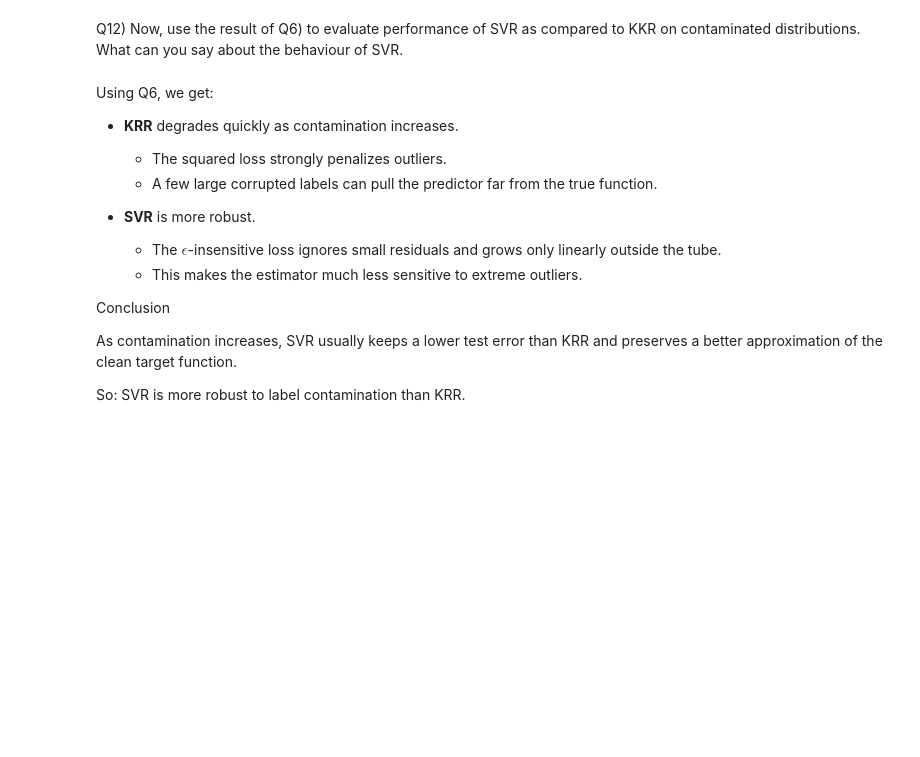
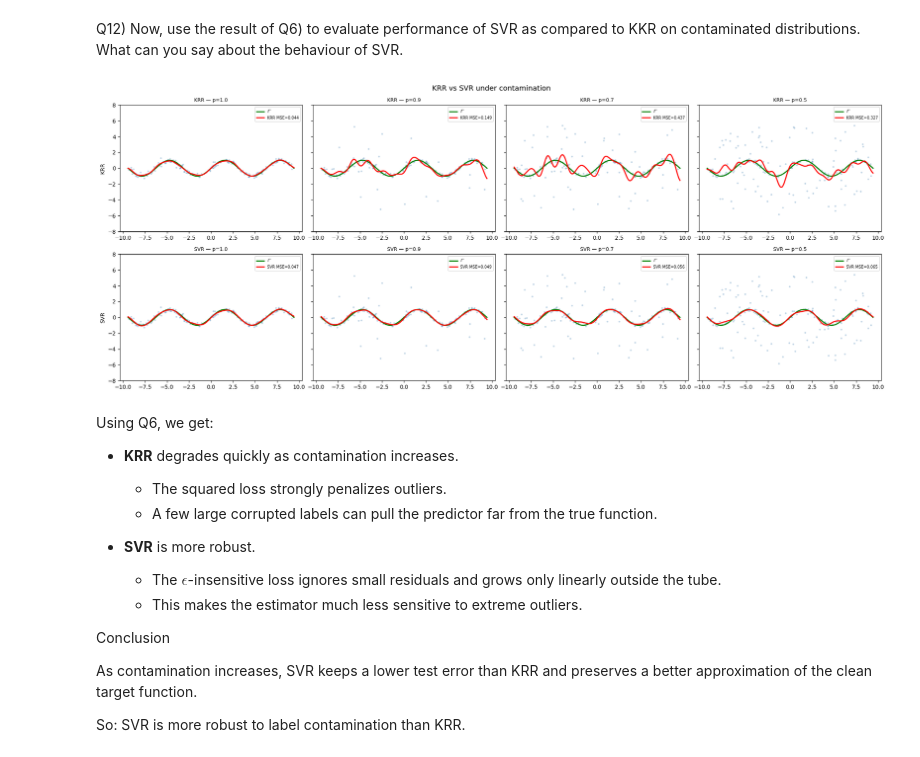
Before and after one commit to Mehdihjelk/Labs_ML_DL, a Jupyter notebook: tp-kpca-svr.ipynb, the cells around one changed output. Saved outputs shown, nothing was run; the diff lists cells and outputs as text; code cells hidden in the pictures; blank space fills up the shorter version.

```diff
--- a/tp-kpca-svr.ipynb
+++ b/tp-kpca-svr.ipynb
@@ -783,9 +788,46 @@ So: $\epsilon$ controls tolerance, while $C$ controls strictness.
 # %% [markdown]
 Q12) Now, use the result of Q6) to evaluate performance of SVR as compared to KKR on contaminated distributions.
 What can you say about the behaviour of SVR.
+# %%
+from sklearn.svm import SVR
+
+fig, axes = plt.subplots(2, 4, figsize=(20, 8), sharey=True)
+
+for j, p in enumerate(contamination_levels):
+    X_tr, y_tr = generate_contaminated_data(
+        n_train, p=p, sigma=sigma_noise, b=b_outlier, random_state=42)
+    x_plot = np.linspace(-3*np.pi, 3*np.pi, 300).reshape(-1, 1)
+
+    # KRR
+    a = fit_krr(krr_kernel, X_tr, y_tr, lbda_krr)
+    y_krr_plot = predict_krr(krr_kernel, a, X_tr, x_plot)
+    mse_krr    = np.mean((predict_krr(krr_kernel, a, X_tr, X_test_reg) - y_test_reg)**2)
+
+    # SVR
+    svr = SVR(kernel='rbf', gamma=1/(2*1.0**2), C=5.0, epsilon=0.2)
+    svr.fit(X_tr, y_tr)
+    y_svr_plot = svr.predict(x_plot)
+    mse_svr    = np.mean((svr.predict(X_test_reg) - y_test_reg)**2)
+
+    for row, (y_curve, label, mse) in enumerate([
+            (y_krr_plot, 'KRR', mse_krr),
+            (y_svr_plot, 'SVR', mse_svr)]):
+        ax = axes[row][j]
+        ax.scatter(X_tr, y_tr, s=5, alpha=0.25, c='steelblue')
+        ax.plot(x_plot, f_s(x_plot), 'g-', lw=2, label='$f^*$')
+        ax.plot(x_plot, y_curve, 'r-', lw=2, label=f'{label} MSE={mse:.3f}')
+        ax.set_title(f'{label} — p={p}', fontsize=9)
+        ax.legend(fontsize=7)
+        ax.set_ylim(-8, 8)
+
+axes[0][0].set_ylabel('KRR')
+axes[1][0].set_ylabel('SVR')
+plt.suptitle('KRR vs SVR under contamination', fontsize=13)
+plt.tight_layout()
+plt.show()
+# %% [output]
+[figure, added]
 # %% [markdown]
-
-
 Using Q6, we get:
 
 - **KRR** degrades quickly as contamination increases.
@@ -798,6 +840,6 @@ Using Q6, we get:
 
 Conclusion
 
-As contamination increases, SVR usually keeps a lower test error than KRR and preserves a better approximation of the clean target function.
+As contamination increases, SVR  keeps a lower test error than KRR and preserves a better approximation of the clean target function.
 
 So: SVR is more robust to label contamination than KRR.
```
Also changed, not shown: parts of 6 cells of this notebook.
